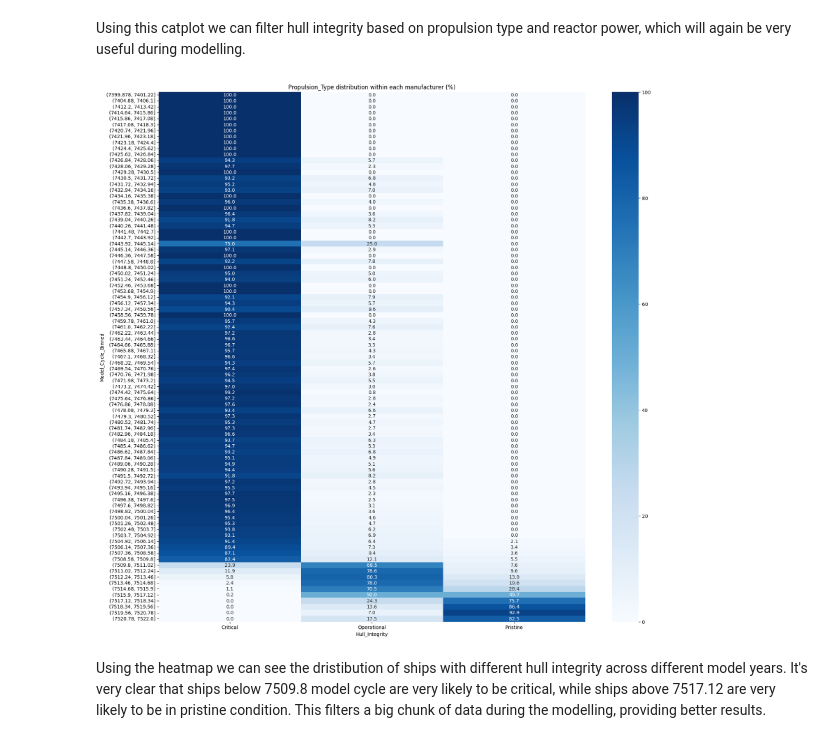
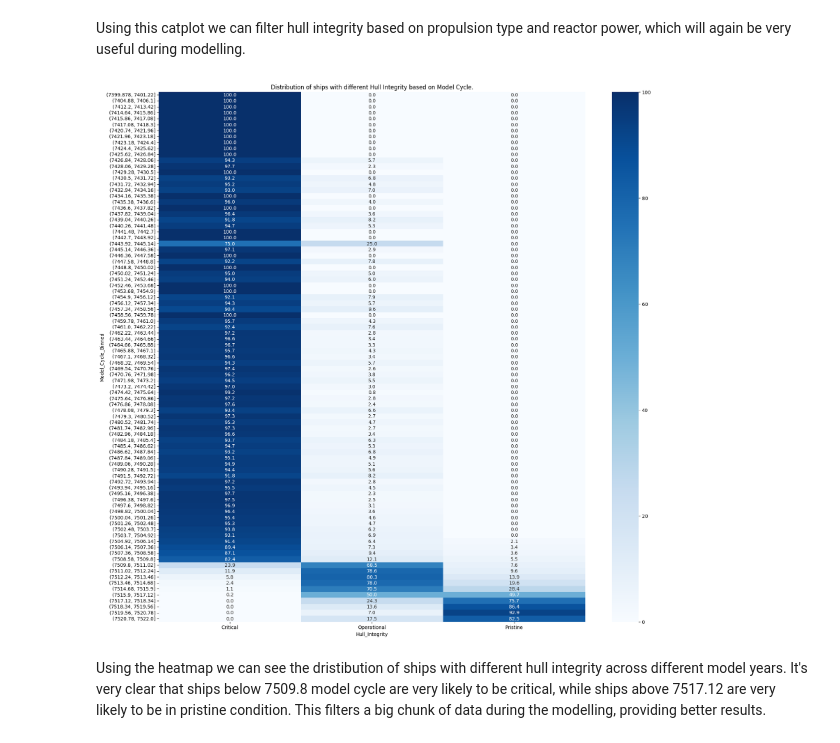
Before and after one commit to strmzi-git/jupyter-exam-03, a Jupyter notebook: DS-Assignment-it2.ipynb, the cells around one changed output. Drawn from its saved outputs; the diff is of its cells as text; code cells hidden in the pictures.

```diff
--- a/DS-Assignment-it2.ipynb
+++ b/DS-Assignment-it2.ipynb
@@ -310,14 +310,14 @@ Using this catplot we can filter hull integrity based on propulsion type and rea
 # %%
 df_merged["Model_Cycle_Binned"] = pd.cut(df_merged["Model_Cycle"], bins=100)
 
 ct = pd.crosstab(df_merged["Model_Cycle_Binned"], df_merged["Hull_Integrity"], normalize="index") * 100
 
 plt.figure(figsize=(20, 20))
 sns.heatmap(ct, annot=True, fmt=".1f", cmap="Blues")
-plt.title("Propulsion_Type distribution within each manufacturer (%)")
+plt.title("Distribution of ships with different Hull Integrity based on Model Cycle.")
 plt.show()
 # %% [output]
-[figure, old version]
+[figure, new version]
 # %% [markdown]
 Using the heatmap we can see the dristibution of ships with different hull integrity across different model years. It's very clear that ships below 7509.8 model cycle are very likely to be critical, while ships above 7517.12 are very likely to be in pristine condition. This filters a big chunk of data during the modelling, providing better results.
 # %%
```
Also changed, not shown: parts of 26 cells of this notebook, 1 other file.
